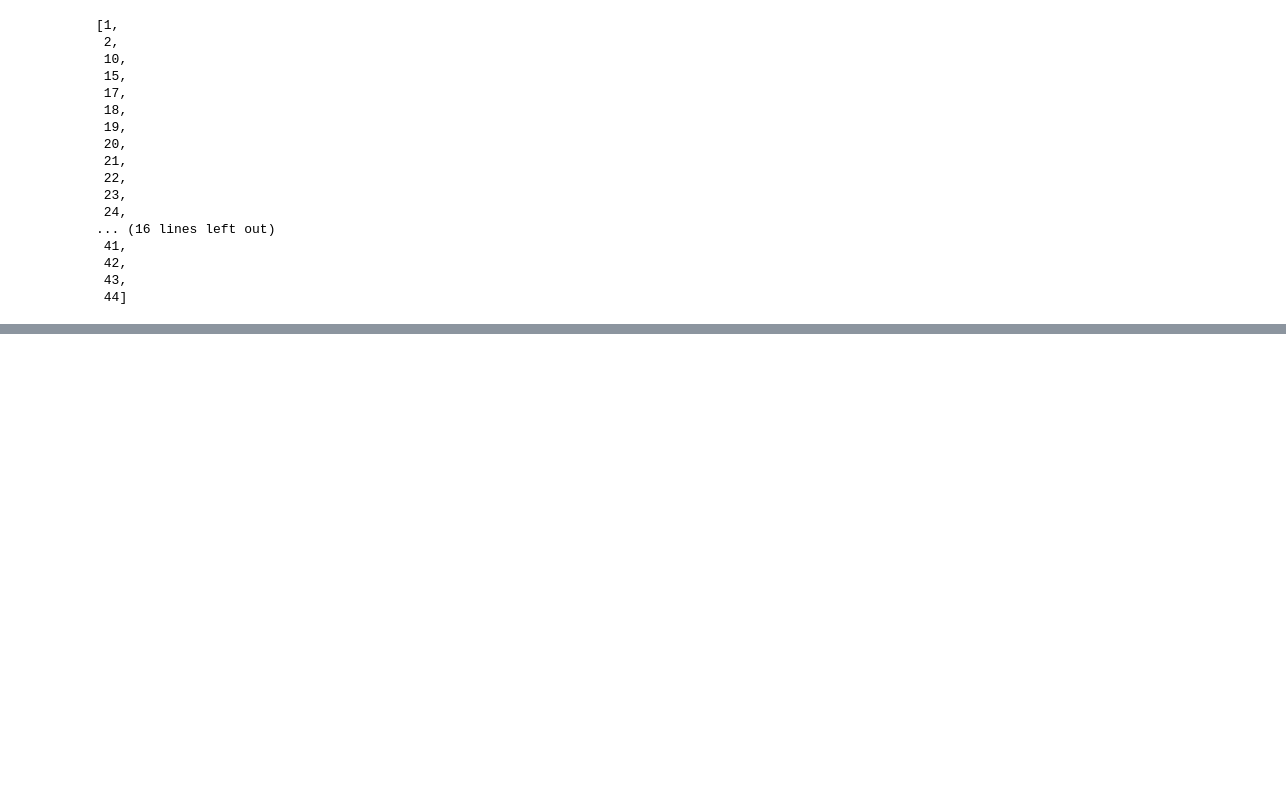
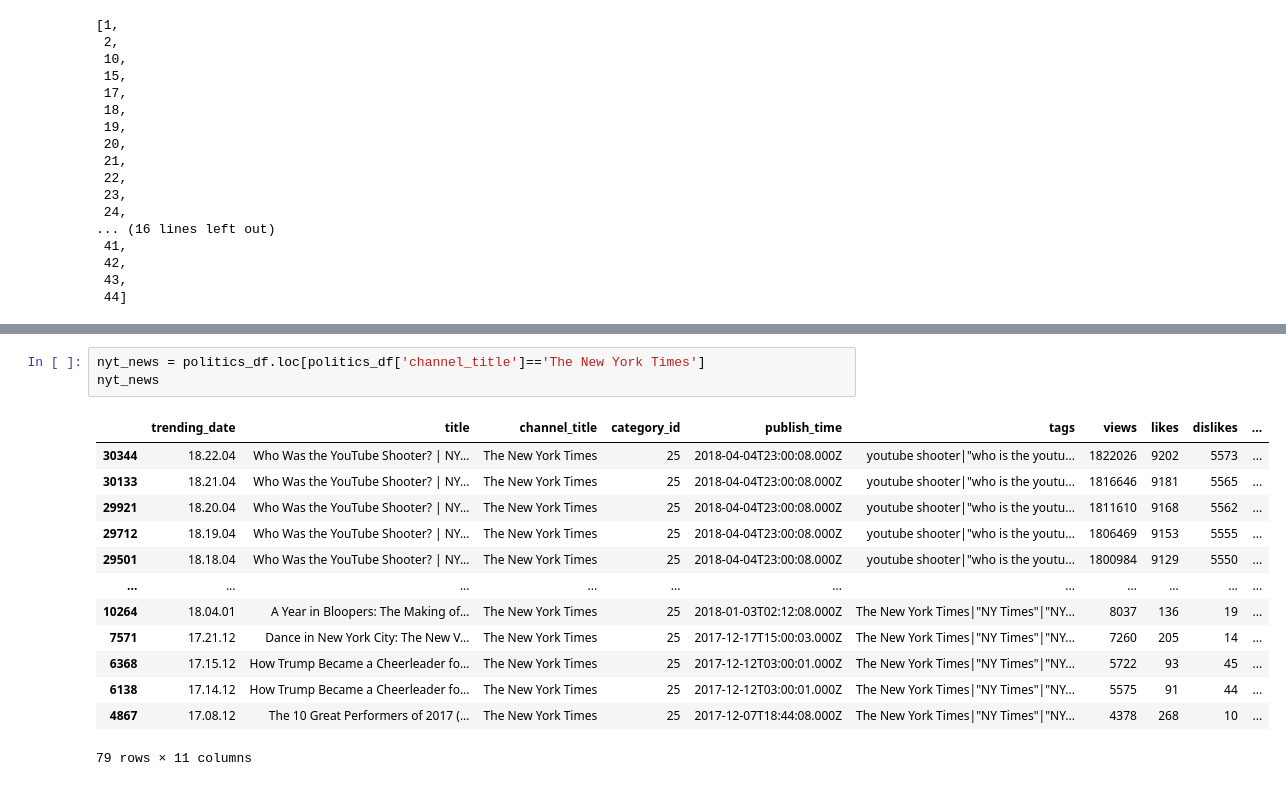
Before and after one commit to jeosqueri/project_2, a Jupyter notebook: USVideosCleaning.ipynb, the cells around one changed output, grey strips where cells are left out. Saved outputs shown, nothing was run; the diff lists cells and outputs as text; blank space fills up the shorter version.

```diff
--- a/USVideosCleaning.ipynb
+++ b/USVideosCleaning.ipynb
@@ -138,0 +370,17 @@ id_list
+# %%
+nyt_news = politics_df.loc[politics_df['channel_title']=='The New York Times']
+nyt_news
+# %% [output]
+|  | trending_date | title | channel_title | category_id | publish_time | tags | views | likes | dislikes | ... |
+| 30344 | 18.22.04 | Who Was the YouTube Shooter? | NY... | The New York Times | 25 | 2018-04-04T23:00:08.000Z | youtube shooter|"who is the youtu... | 1822026 | 9202 | 5573 | ... |
+| 30133 | 18.21.04 | Who Was the YouTube Shooter? | NY... | The New York Times | 25 | 2018-04-04T23:00:08.000Z | youtube shooter|"who is the youtu... | 1816646 | 9181 | 5565 | ... |
+| 29921 | 18.20.04 | Who Was the YouTube Shooter? | NY... | The New York Times | 25 | 2018-04-04T23:00:08.000Z | youtube shooter|"who is the youtu... | 1811610 | 9168 | 5562 | ... |
+| 29712 | 18.19.04 | Who Was the YouTube Shooter? | NY... | The New York Times | 25 | 2018-04-04T23:00:08.000Z | youtube shooter|"who is the youtu... | 1806469 | 9153 | 5555 | ... |
+| 29501 | 18.18.04 | Who Was the YouTube Shooter? | NY... | The New York Times | 25 | 2018-04-04T23:00:08.000Z | youtube shooter|"who is the youtu... | 1800984 | 9129 | 5550 | ... |
+| ... | ... | ... | ... | ... | ... | ... | ... | ... | ... | ... |
+| 10264 | 18.04.01 | A Year in Bloopers: The Making of... | The New York Times | 25 | 2018-01-03T02:12:08.000Z | The New York Times|"NY Times"|"NY... | 8037 | 136 | 19 | ... |
+| 7571 | 17.21.12 | Dance in New York City: The New V... | The New York Times | 25 | 2017-12-17T15:00:03.000Z | The New York Times|"NY Times"|"NY... | 7260 | 205 | 14 | ... |
+| 6368 | 17.15.12 | How Trump Became a Cheerleader fo... | The New York Times | 25 | 2017-12-12T03:00:01.000Z | The New York Times|"NY Times"|"NY... | 5722 | 93 | 45 | ... |
+| 6138 | 17.14.12 | How Trump Became a Cheerleader fo... | The New York Times | 25 | 2017-12-12T03:00:01.000Z | The New York Times|"NY Times"|"NY... | 5575 | 91 | 44 | ... |
+| 4867 | 17.08.12 | The 10 Great Performers of 2017 (... | The New York Times | 25 | 2017-12-07T18:44:08.000Z | The New York Times|"NY Times"|"NY... | 4378 | 268 | 10 | ... |
+79 rows × 11 columns
```
Also changed, not shown: parts of 23 cells of this notebook, 4 other files.
